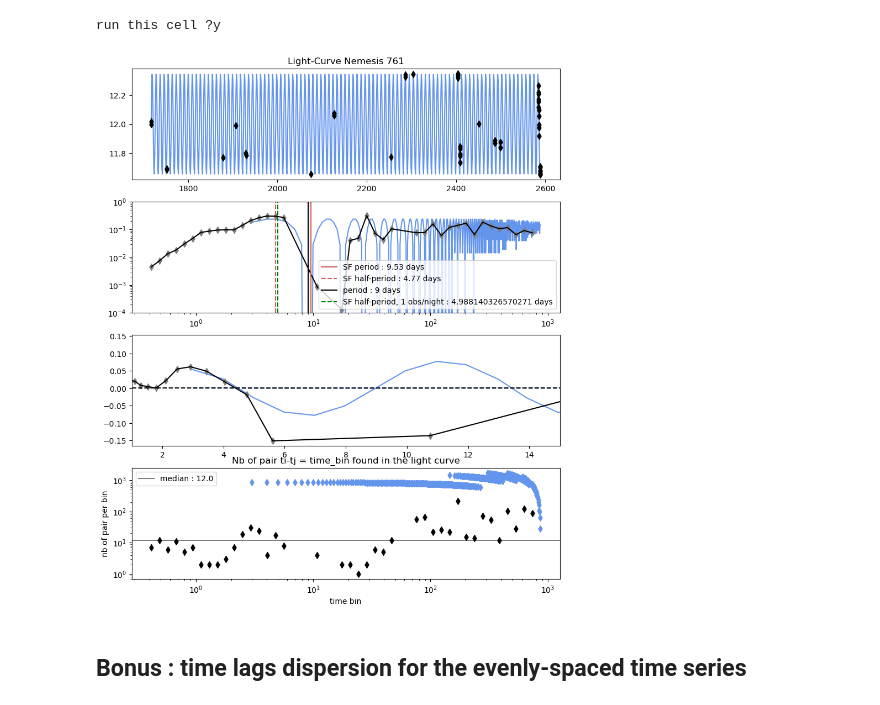
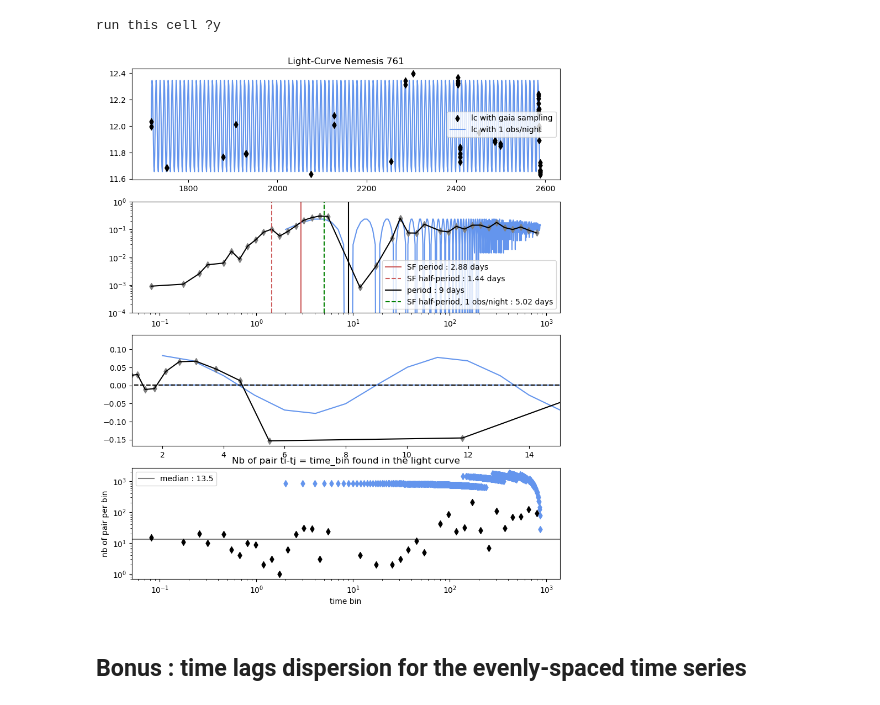
Before and after one commit to juliaroquette/VariabilityIndexes, a Jupyter notebook: jupyter/Gaia_SF.ipynb, the cells around one changed output. Saved outputs shown, nothing was run; the diff lists cells and outputs as text; code cells hidden in the pictures.

```diff
--- a/jupyter/Gaia_SF.ipynb
+++ b/jupyter/Gaia_SF.ipynb
@@ -169,7 +169,7 @@ amp      = 0.7  #mag
 med_mag  = 12   #mag
 
 #Gaia sampling
-mag      = med_mag + amp/2 * np.sin(2 * np.pi * (times - min(times))/period)
+mag      = med_mag + amp/2 * np.sin(2 * np.pi * (times - min(times))/period) + np.random.normal(0, 0.02, len(times))
 
 #1 obs/night
 t_even   = np.arange(min(times), max(times), 1)
@@ -194,7 +194,7 @@ import pandas            as     pd
 from   scipy.signal      import savgol_filter
 
 
-def structure_function_slow(mag, time, interp = True, num_bins = 50) :
+def structure_function_slow(mag, time, num_bins = 100, epsilon = 1) :
     """
     Calculate the structure function of a magnitude time series using a slow method.
 
@@ -202,23 +202,26 @@ def structure_function_slow(mag, time, interp = True, num_bins = 50) :
     - mag, time (numpy.ndarray): magnitudes and times of the light curve
     - interp : if False, no interpolation is made and a discrete SF is returned
     - num_bins : number of bins for time_bins
+    - epsilon : tolerence threshold
 
     Returns:
     - sf (numpy.ndarray): The calculated structure function
     - time_bins (numpy.ndarray): corresponding log-spaced time bins.
     """
 
-    tmin, tmax = 2*np.median(np.diff(time)), max(time)-min(time)
+    tmin, tmax = min(np.diff(time)), max(time)-min(time)
 
     # Create logarithmically spaced time bins
     time_bins = np.logspace(np.log10(tmin), np.log10(tmax), num=num_bins, endpoint=True, base=10.0) #check
 
 
     sf       = np.zeros(len(time_bins)-1)
+    time_lag = np.zeros(len(time_bins)-1)
 
     #Compute all time lags, corresponding delta_mags
     delta_t_  = []
     delta_mag = []
+
     for i in range(len(time)):
         for j in range(i+1, len(time)):
             dt = abs(time[i] - time[j])
@@ -245,19 +248,14 @@ def structure_function_slow(mag, time, interp = True, num_bins = 50) :
             sf[i] = np.nan
             it_list.append(it)
 
+        time_lag[i] = np.mean([time_bins[i+1],time_bins[i]])
 
     #Remove nan
-    time_bins               = time_bins[:-1]
     sel                     = ~np.isnan(sf)
-    sf_sel, time_bins_sel   = sf[sel], time_bins[sel]
+    sf_sel, time_lag_sel   = sf[sel], time_lag[sel]
     it_list                 = np.array(it_list)[sel]
 
-    if interp == False :
-        return sf_sel, time_bins_sel, np.array(it_list)
-
-    sf = np.interp(time_bins, time_bins_sel, sf_sel)
-
-    return sf, time_bins, np.array(it_list)
+    return sf_sel, time_lag_sel, np.array(it_list)
 
 def find_timescale(sf, tau):
     """
@@ -287,16 +285,16 @@ def find_timescale(sf, tau):
 #Structure function for light curve with gaia sampling
 
 sf, t_log, it        = structure_function_slow(np.array(mag), np.array(times-min(times)),\
-                                               interp = False, num_bins = len(times))
+                                               num_bins = 50)
 ts                   = find_timescale(sf, t_log)
 # %%
 #Structure function for light curve with 1obs/night
 compute = input('run this cell ?')
 
-if compute in ['y', 'Y', 'yes', 'of course']:
+if compute in ['y', 'Y', 'yes']:
     sf_even, t_log_even, it_even = structure_function_slow(np.array(mag_even),\
                                    np.array(t_even-min(t_even)),\
-                                   interp = False, num_bins = len(t_even))
+                                   num_bins = len(t_even))
 ts_even                          = find_timescale(sf_even, t_log_even)
 # %% [output]
 run this cell ?y
@@ -308,9 +306,10 @@ ax2b    = ax[2]
 ax3     = ax[3]
 
 # Light curve
-ax1.scatter(times, mag, c = 'black', marker = 'd')
+ax1.scatter(times, mag, c = 'black', marker = 'd', label = 'lc with gaia sampling')
 ax1.set_title(f'Light-Curve Nemesis {ID}')
-ax1.plot(t_even, mag_even, c = 'cornflowerblue', zorder = 0)
+ax1.plot(t_even, mag_even, c = 'cornflowerblue', zorder = 0, label = 'lc with 1 obs/night')
+ax1.legend()
 
 # SF
 ax2.scatter(t_log, sf, c = 'grey', marker = 'd')
@@ -321,38 +320,38 @@ ax2.axvline(2*ts, c = 'indianred',\
 ax2.axvline(ts, c = 'indianred',\
             label = f'SF half-period : {np.round(ts, decimals = 2)} days', ls = '--')
 ax2.axvline(period, label = f'period : {period} days', c = 'black')
-ax2.axvline(ts_even, label = f'SF half-period, 1 obs/night : {ts_even} days', c = 'green', ls = '--')
+ax2.axvline(ts_even, label = f'SF half-period, 1 obs/night : {np.round(ts_even, 2)} days', c = 'green', ls = '--')
 ax2.legend()
 #ax2.set_xlim(1, 15)
 ax2.set_ylim(10e-5, 10e-1)
 ax2.set_xscale('log')
 ax2.set_yscale('log')
 
 #gradient
 ax2b.scatter(t_log, np.gradient(sf),c = 'grey', marker = 'd')
 ax2b.plot(t_log, np.gradient(sf), c = 'black')
 ax2b.plot(t_log_even, np.gradient(sf_even), c = 'cornflowerblue', zorder = 0)
 
 ax2b.plot(t_log, 1e-3 + 1e-4*np.sign(np.gradient(sf)), c = 'black', ls = '--')
 ax2b.plot(t_log_even, 1e-3 + 1e-4*np.sign(np.gradient(sf_even)), c = 'cornflowerblue', ls = '--', zorder = 0)
 
 ax2b.set_xlim(1, 15)
 
 #Nb of pairs found for each
 ax3.scatter(t_log, it, c = 'black', marker = 'd')
 ax3.scatter(t_log_even, it_even, c = 'cornflowerblue', marker = 'd')
 ax3.set_xlabel('time bin')
 ax3.set_ylabel('nb of pair per bin')
 ax3.set_xscale('log')
 ax3.set_yscale('log')
 ax3.set_title('Nb of pair ti-tj = time_bin found in the light curve')
 ax3.axhline(np.median(it), c = 'grey', zorder = 0, label = f'median : {np.round(np.median(it), 2)}')
 ax3.legend()
 
 
 plt.show()
 # %% [output]
-[figure, old version]
+[figure, new version]
 # %% [markdown]
 ## Bonus : time lags dispersion for the evenly-spaced time series
 # %%
```
Also changed, not shown: parts of 7 cells of this notebook, 2 other files.
